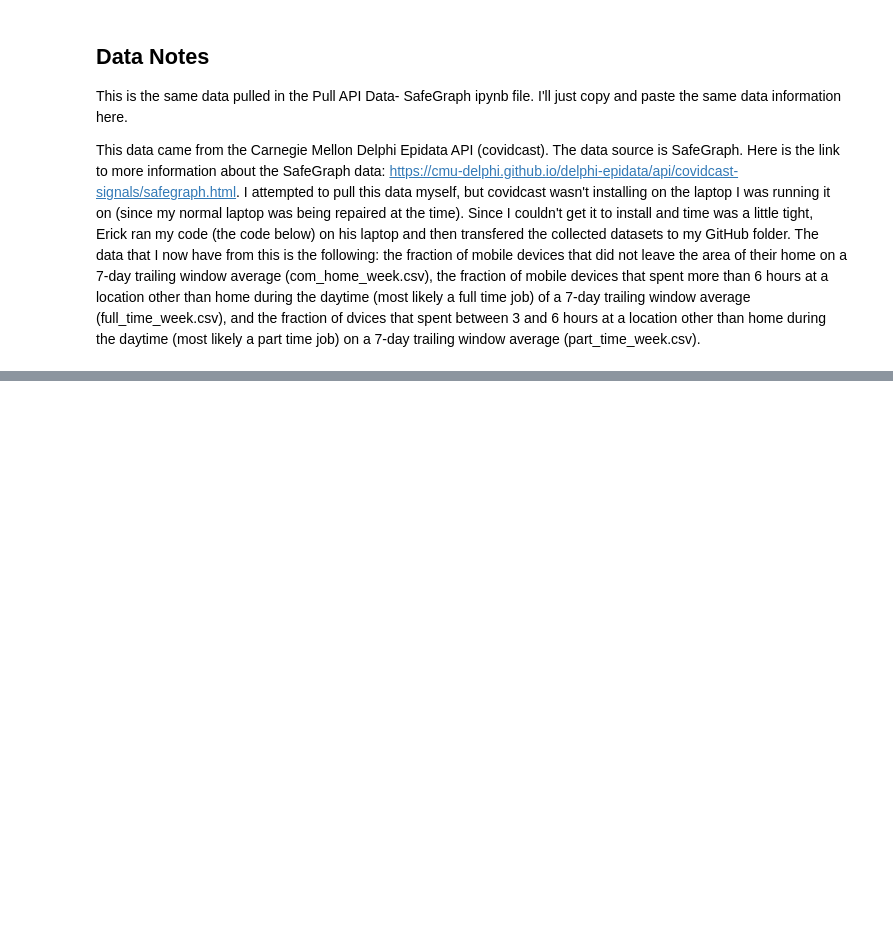
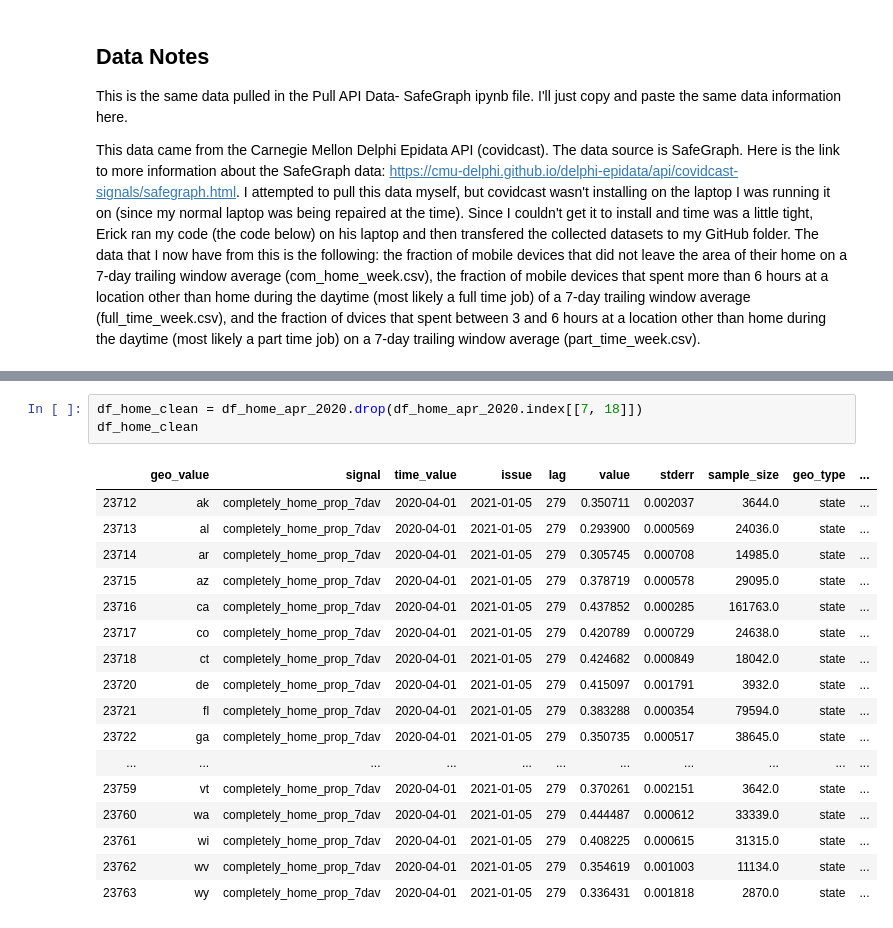
Before and after one commit to erickzli/IS597-COVID-Project, a Jupyter notebook: Kerstin's Folder/Evaluate- SafeGraph Data.ipynb, the cells around one changed output, grey strips where cells are left out. Cells and saved outputs as stored; diff of their text form; blank space fills up the shorter version.

```diff
--- a/Kerstin's Folder/Evaluate- SafeGraph Data.ipynb
+++ b/Kerstin's Folder/Evaluate- SafeGraph Data.ipynb
@@ -15,0 +146,21 @@ FileNotFoundError: [Errno 2] File b'com_home_week.csv' does not exist: b'com_hom
+# %%
+df_home_clean = df_home_apr_2020.drop(df_home_apr_2020.index[[7, 18]])
+df_home_clean
+# %% [output]
+|  | geo_value | signal | time_value | issue | lag | value | stderr | sample_size | geo_type | ... |
+| 23712 | ak | completely_home_prop_7dav | 2020-04-01 | 2021-01-05 | 279 | 0.350711 | 0.002037 | 3644.0 | state | ... |
+| 23713 | al | completely_home_prop_7dav | 2020-04-01 | 2021-01-05 | 279 | 0.293900 | 0.000569 | 24036.0 | state | ... |
+| 23714 | ar | completely_home_prop_7dav | 2020-04-01 | 2021-01-05 | 279 | 0.305745 | 0.000708 | 14985.0 | state | ... |
+| 23715 | az | completely_home_prop_7dav | 2020-04-01 | 2021-01-05 | 279 | 0.378719 | 0.000578 | 29095.0 | state | ... |
+| 23716 | ca | completely_home_prop_7dav | 2020-04-01 | 2021-01-05 | 279 | 0.437852 | 0.000285 | 161763.0 | state | ... |
+| 23717 | co | completely_home_prop_7dav | 2020-04-01 | 2021-01-05 | 279 | 0.420789 | 0.000729 | 24638.0 | state | ... |
+| 23718 | ct | completely_home_prop_7dav | 2020-04-01 | 2021-01-05 | 279 | 0.424682 | 0.000849 | 18042.0 | state | ... |
+| 23720 | de | completely_home_prop_7dav | 2020-04-01 | 2021-01-05 | 279 | 0.415097 | 0.001791 | 3932.0 | state | ... |
+| 23721 | fl | completely_home_prop_7dav | 2020-04-01 | 2021-01-05 | 279 | 0.383288 | 0.000354 | 79594.0 | state | ... |
+| 23722 | ga | completely_home_prop_7dav | 2020-04-01 | 2021-01-05 | 279 | 0.350735 | 0.000517 | 38645.0 | state | ... |
+| ... | ... | ... | ... | ... | ... | ... | ... | ... | ... | ... |
+| 23759 | vt | completely_home_prop_7dav | 2020-04-01 | 2021-01-05 | 279 | 0.370261 | 0.002151 | 3642.0 | state | ... |
+| 23760 | wa | completely_home_prop_7dav | 2020-04-01 | 2021-01-05 | 279 | 0.444487 | 0.000612 | 33339.0 | state | ... |
+| 23761 | wi | completely_home_prop_7dav | 2020-04-01 | 2021-01-05 | 279 | 0.408225 | 0.000615 | 31315.0 | state | ... |
+| 23762 | wv | completely_home_prop_7dav | 2020-04-01 | 2021-01-05 | 279 | 0.354619 | 0.001003 | 11134.0 | state | ... |
+| 23763 | wy | completely_home_prop_7dav | 2020-04-01 | 2021-01-05 | 279 | 0.336431 | 0.001818 | 2870.0 | state | ... |
```
Also changed, not shown: parts of 15 cells of this notebook.
